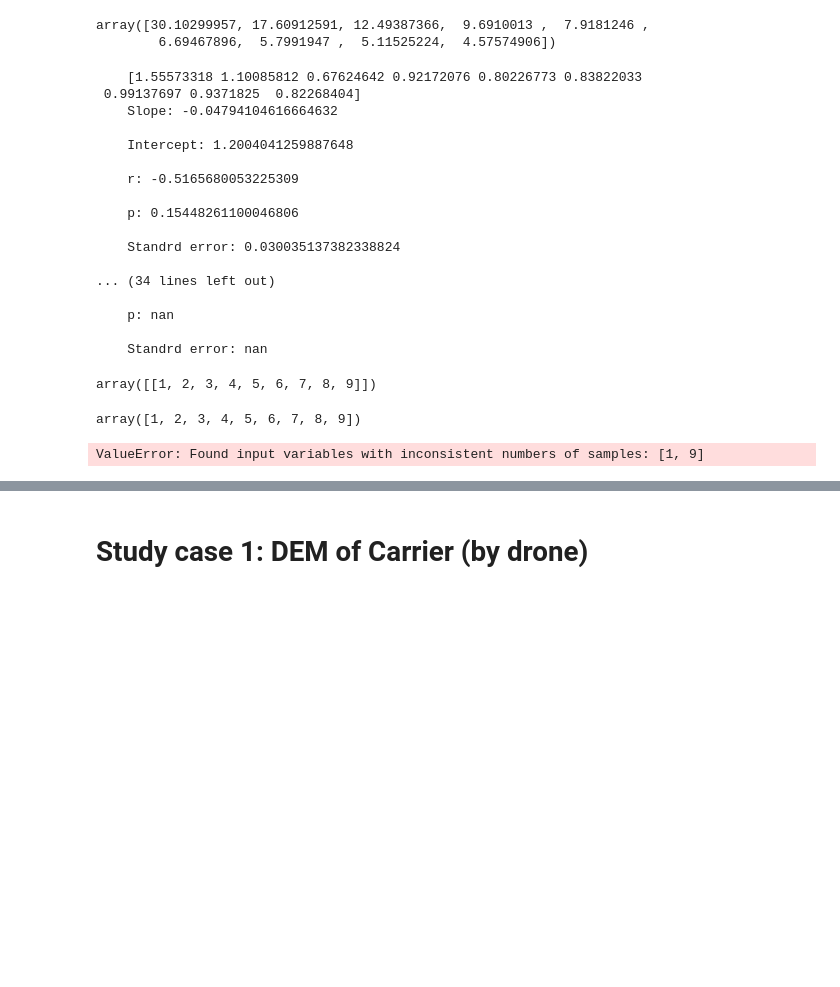
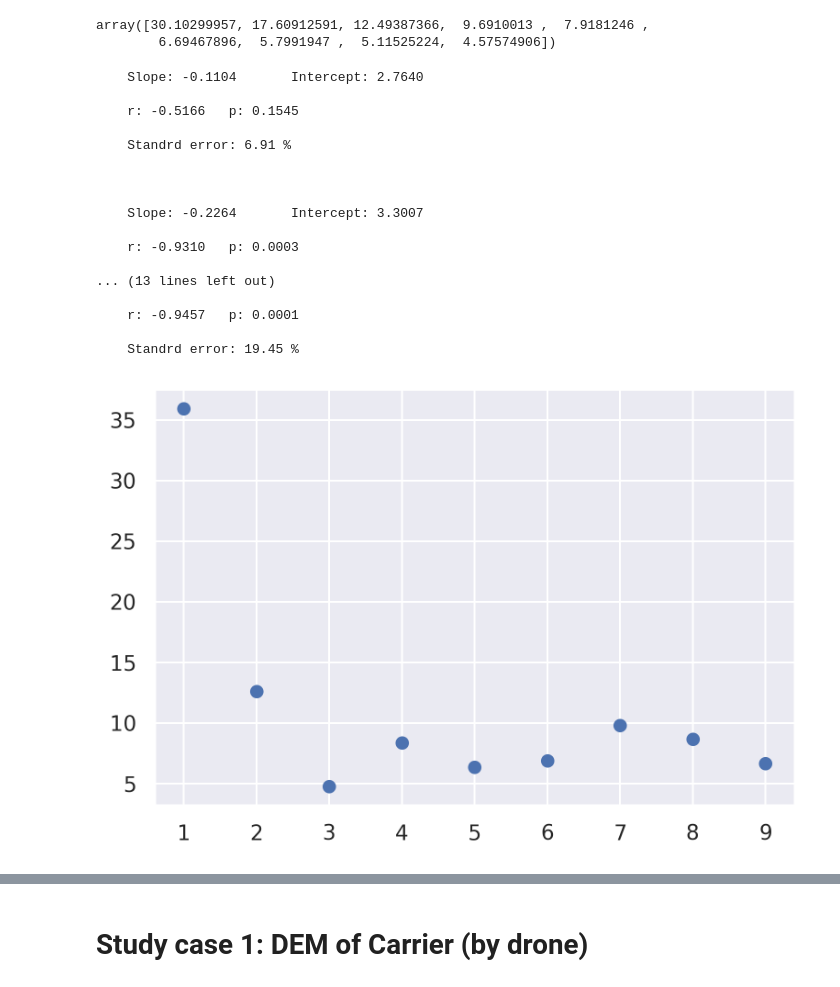
Before and after one commit to ayoubft/Benford_DEM, a Jupyter notebook: Benford_DEM-strhlr-full.ipynb, the cells around one changed output, grey strips where cells are left out. Drawn from its saved outputs; the diff is of its cells as text; code cells hidden in the pictures; blank space fills up the shorter version.

```diff
--- a/Benford_DEM-strhlr-full.ipynb
+++ b/Benford_DEM-strhlr-full.ipynb
@@ -216,49 +216,36 @@ B
 # %% [output]
 array([30.10299957, 17.60912591, 12.49387366,  9.6910013 ,  7.9181246 ,
         6.69467896,  5.7991947 ,  5.11525224,  4.57574906])
-# %%
-from scipy import stats
-
-for i in [ff1, ff2, ff3, ff4]:
-    slope, intercept, r, p, std_err = stats.linregress(X, np.log10(i))
-
-    print(f"""
-    {np.log10(i)}
-    Slope: {slope}\n
-    Intercept: {intercept}\n
-    r: {r}\n
-    p: {p}\n
-    Standrd error: {std_err}
-    """)
-# %% [output]
-    [1.55573318 1.10085812 0.67624642 0.92172076 0.80226773 0.83822033
- 0.99137697 0.9371825  0.82268404]
-    Slope: -0.04794104616664632
-
-    Intercept: 1.2004041259887648
-
-    r: -0.5165680053225309
-
-    p: 0.15448261100046806
-
-    Standrd error: 0.030035137382338824
-
-... (34 lines left out)
-
-    p: nan
-
-    Standrd error: nan
-# %%
-X.reshape(1, -1)
-# %% [output]
-array([[1, 2, 3, 4, 5, 6, 7, 8, 9]])
-# %%
-X
-# %% [output]
-array([1, 2, 3, 4, 5, 6, 7, 8, 9])
-# %%
-y = np.log10(ff1)
-reg = LinearRegression().fit(X.reshape(1, -1), y)
-reg.score(X, y)
-# %% [output]
-ValueError: Found input variables with inconsistent numbers of samples: [1, 9]
+# %%
+from scipy import stats
+
+for i, f in enumerate([ff1, ff2, ff3, ff4]):
+    slope, intercept, r, p, std_err = stats.linregress(X, np.log(f))
+
+    print(f"""
+    Slope: {slope:.4f}\t Intercept: {intercept:.4f}\n
+    r: {r:.4f}\t p: {p:.4f}\n
+    Standrd error: {100*std_err:.2f} %
+    """)
+
+    fig, axe = plt.subplots(dpi = 300)
+    axe.scatter(X, f, marker='o')
+# %% [output]
+    Slope: -0.1104       Intercept: 2.7640
+
+    r: -0.5166   p: 0.1545
+
+    Standrd error: 6.91 %
+
+
+
+    Slope: -0.2264       Intercept: 3.3007
+
+    r: -0.9310   p: 0.0003
+
+... (13 lines left out)
+
+    r: -0.9457   p: 0.0001
+
+    Standrd error: 19.45 %
+[figure, added]
```
Also changed, not shown: parts of 5 cells of this notebook.
